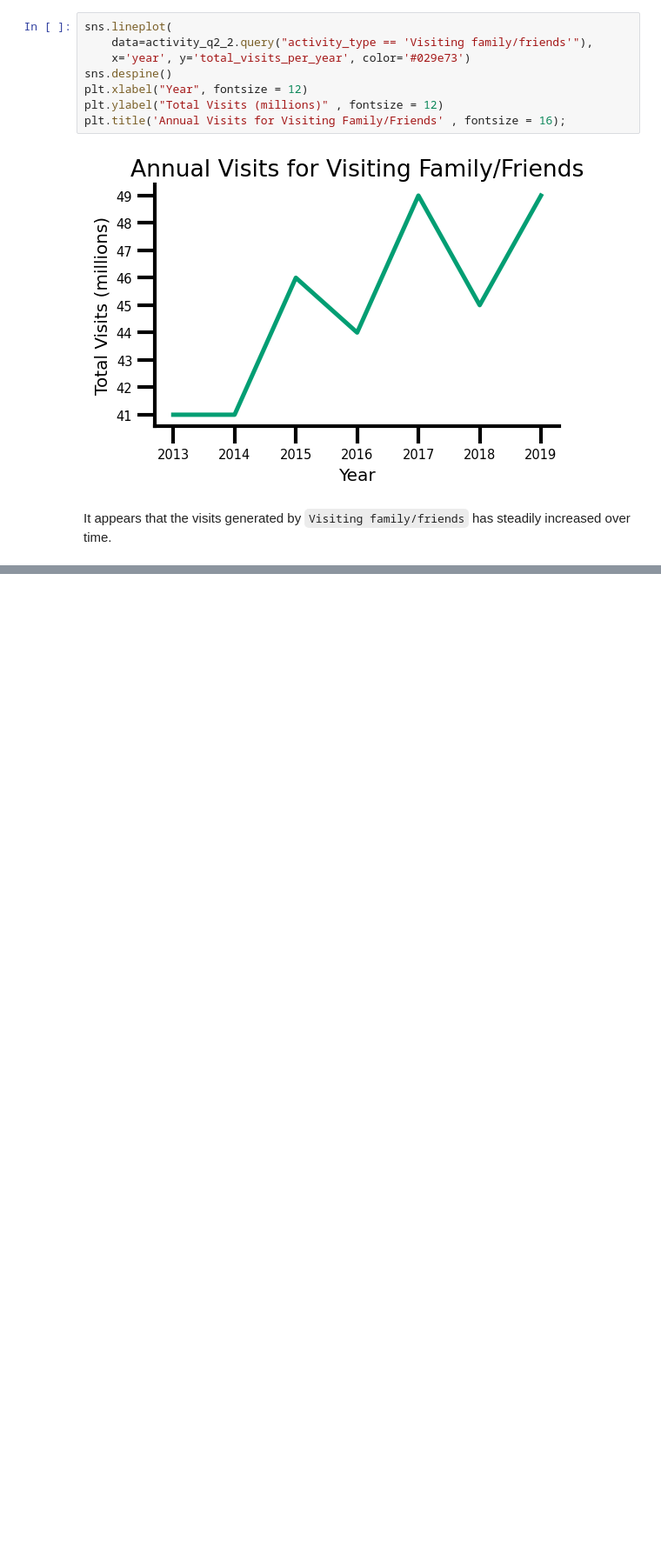
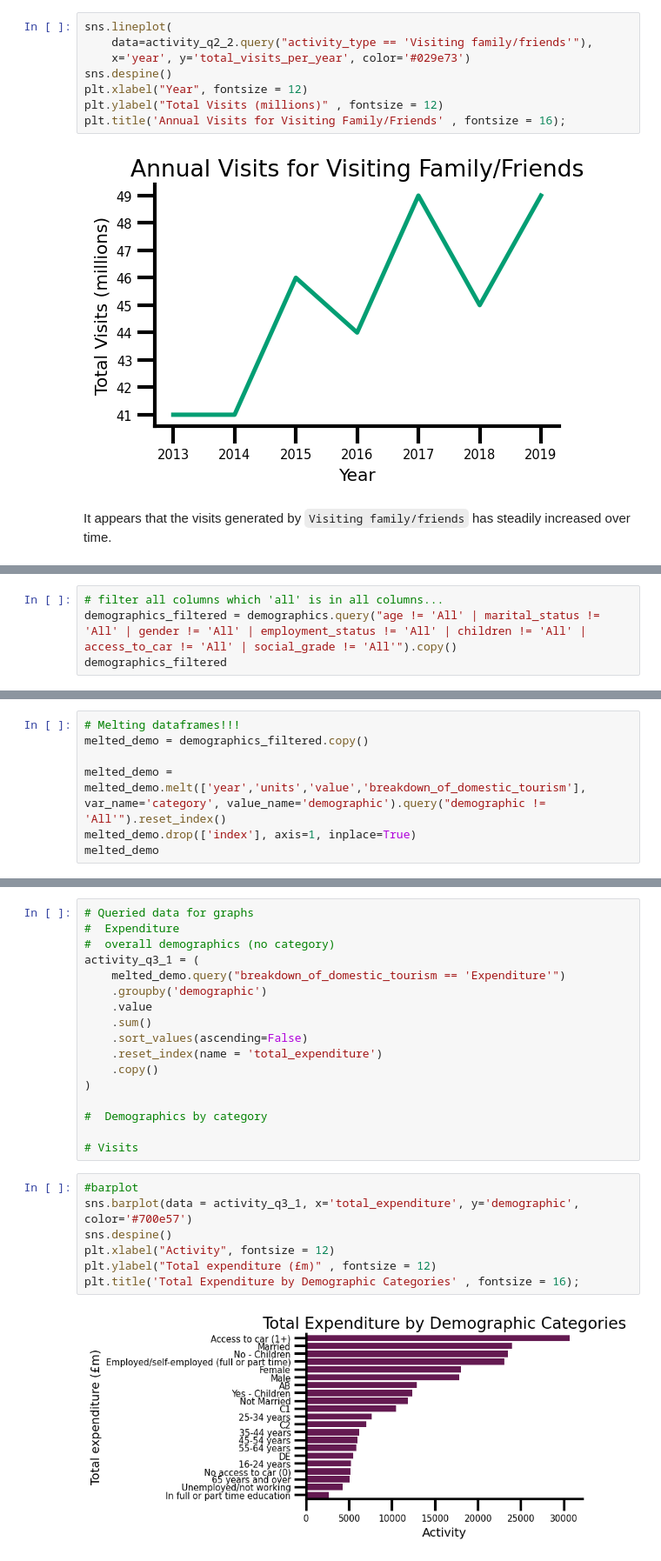
Before and after one commit to mjmarr/visit_scotland_final_project, a Jupyter notebook: Analysis.ipynb, the cells around one changed output, grey strips where cells are left out. Shown: that part at 87% size. Cells and saved outputs as stored; diff of their text form; blank space fills up the shorter version.

```diff
--- a/Analysis.ipynb
+++ b/Analysis.ipynb
@@ -223,0 +248,4 @@ It appears that the visits generated by `Visiting family/friends` has steadily i
+# %%
+# filter all columns which 'all' is in all columns...
+demographics_filtered = demographics.query("age != 'All' | marital_status != 'All' | gender != 'All' | employment_status != 'All' | children != 'All' | access_to_car != 'All' | social_grade != 'All'").copy()
+demographics_filtered
@@ -223,0 +268,7 @@ It appears that the visits generated by `Visiting family/friends` has steadily i
+# %%
+# Melting dataframes!!!
+melted_demo = demographics_filtered.copy()
+
+melted_demo = melted_demo.melt(['year','units','value','breakdown_of_domestic_tourism'], var_name='category', value_name='demographic').query("demographic != 'All'").reset_index()
+melted_demo.drop(['index'], axis=1, inplace=True)
+melted_demo
@@ -223,0 +289,26 @@ It appears that the visits generated by `Visiting family/friends` has steadily i
+# %%
+# Queried data for graphs
+#  Expenditure
+#  overall demographics (no category)
+activity_q3_1 = (
+    melted_demo.query("breakdown_of_domestic_tourism == 'Expenditure'")
+    .groupby('demographic')
+    .value
+    .sum()
+    .sort_values(ascending=False)
+    .reset_index(name = 'total_expenditure')
+    .copy()
+)
+
+#  Demographics by category
+
+# Visits
+# %%
+#barplot
+sns.barplot(data = activity_q3_1, x='total_expenditure', y='demographic', color='#700e57')
+sns.despine()
+plt.xlabel("Activity", fontsize = 12)
+plt.ylabel("Total expenditure (£m)" , fontsize = 12)
+plt.title('Total Expenditure by Demographic Categories' , fontsize = 16);
+# %% [output]
+[figure, added]
```
Also changed, not shown: parts of 18 cells of this notebook, 2 other files.
